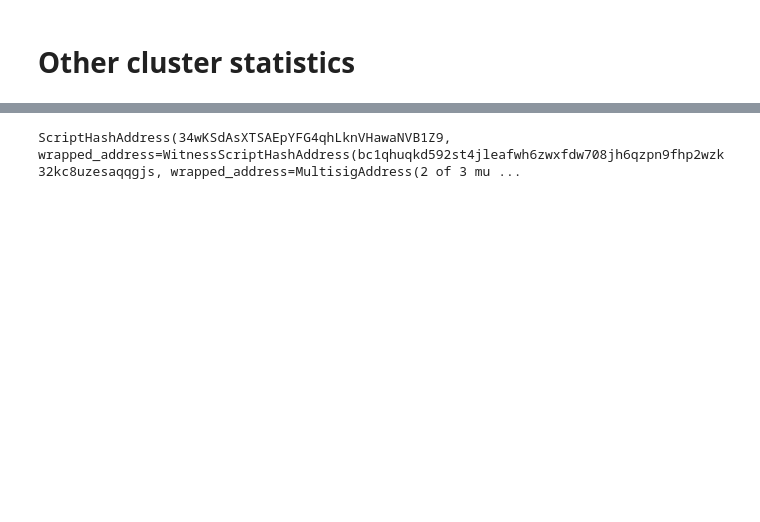
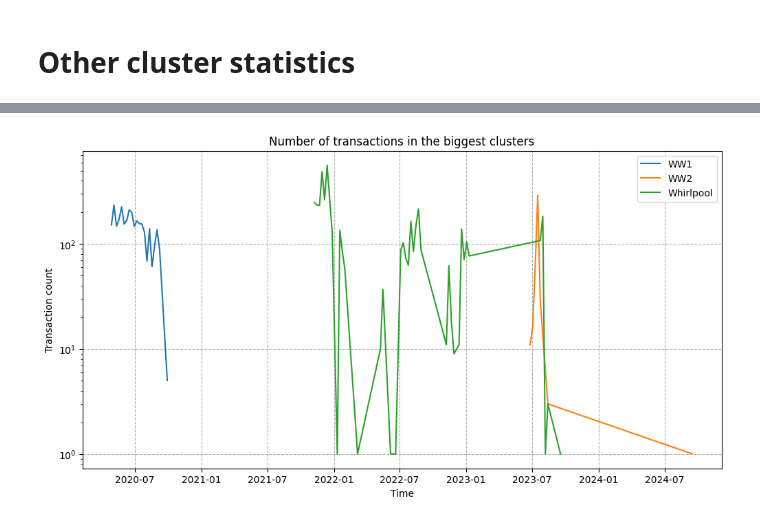
Before and after one commit to mmstanone/blocksci, a Jupyter notebook: Notebooks/Clusters.ipynb, the cells around one changed output, grey strips where cells are left out. Cells and saved outputs as stored; diff of their text form; code cells hidden in the pictures; blank space fills up the shorter version.

```diff
--- a/Notebooks/Clusters.ipynb
+++ b/Notebooks/Clusters.ipynb
@@ -286,8 +336,36 @@ print(tabulate(
 # %%
-biggest_cluster = max(ww2_clusters, key=lambda c: c.address_count())
+def plot_biggest_clusters(ww1, ww2, sw):
 
-for a in biggest_cluster.addresses.to_list():
-    print(a)
-    break
+    def process(biggest_cluster):
+        a: blocksci.Address
+
+        all_cluster_transactions = set()
+
+        for a in biggest_cluster.addresses.to_list():
+            for tx in a.txes:
+                all_cluster_transactions.add(tx)
+
+
+        df_cluster = pd.DataFrame([(tx.block_time, 1) for tx in all_cluster_transactions], columns=["time", "count"])
+        df_cluster["week_start"] = df_cluster["time"].dt.to_period("W").apply(lambda r: r.start_time)
+        weekly_cluster = df_cluster.groupby("week_start")["count"].sum().reset_index()
+        return weekly_cluster
+
+    df_ww1 = process(ww1)
+    df_ww2 = process(ww2)
+    df_sw = process(sw)
+
+    plt.figure(figsize=(12, 6))
+
+    plt.plot(df_ww1['week_start'], df_ww1["count"], label="WW1")
+    plt.plot(df_ww2['week_start'], df_ww2["count"], label="WW2")
+    plt.plot(df_sw['week_start'], df_sw["count"], label="Whirlpool")
+    plt.grid(ls='--')
+    plt.xlabel('Time')
+    plt.ylabel('Transaction count')
+    plt.title('Number of transactions in the biggest clusters')
+    plt.legend()
-# %% [output]
-ScriptHashAddress(34wKSdAsXTSAEpYFG4qhLknVHawaNVB1Z9, wrapped_address=WitnessScriptHashAddress(bc1qhuqkd592st4jleafwh6zwxfdw708jh6qzpn9fhp2wzk32kc8uzesaqqgjs, wrapped_address=MultisigAddress(2 of 3 mu ...
+# %%
+plot_biggest_clusters(max(ww1_clusters, key=lambda c: c.address_count()), max(ww2_clusters, key=lambda c: c.address_count()), max(wp_clusters, key=lambda c: c.address_count()))
+# %% [output]
+[figure, added]
```
Also changed, not shown: parts of 20 cells of this notebook, 1 other file.
